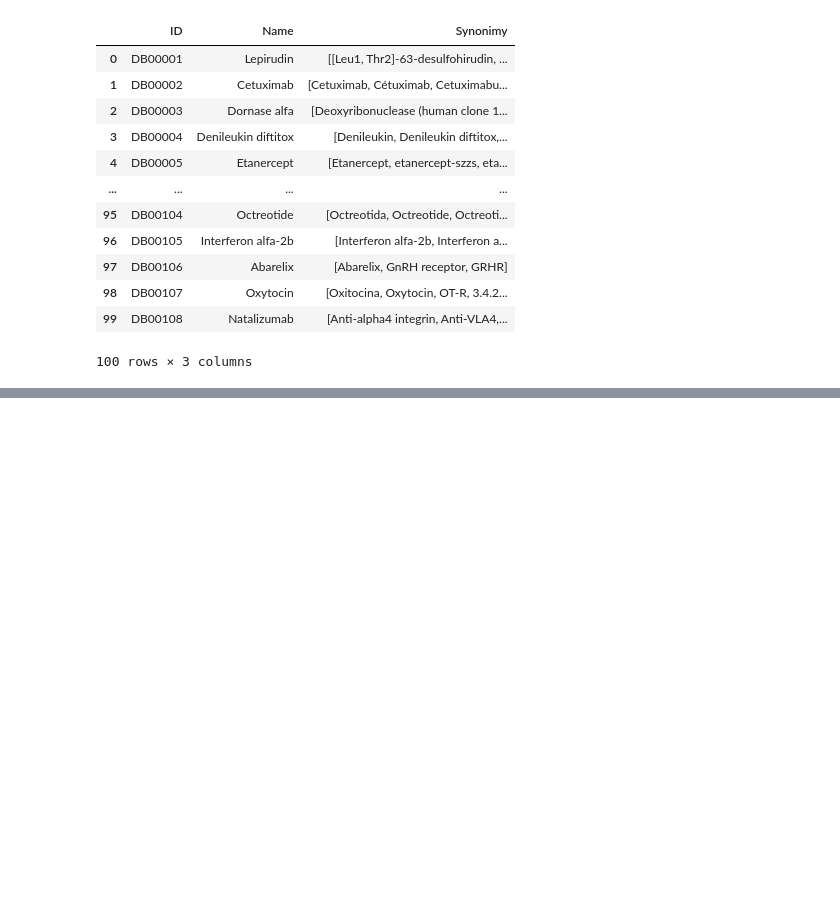
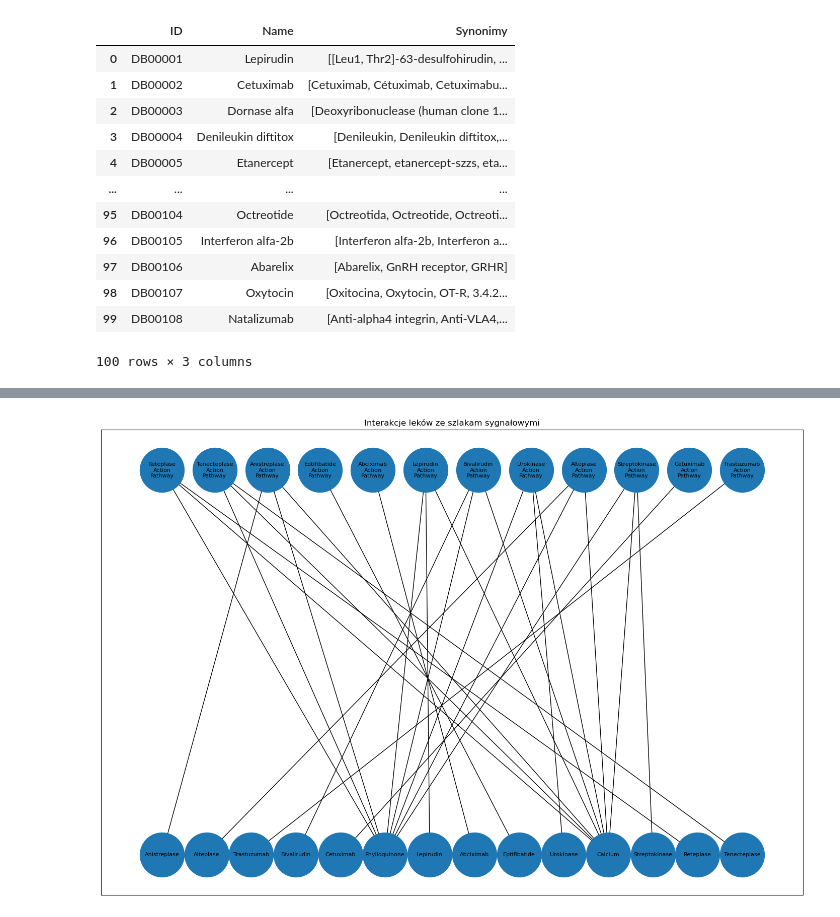
Before and after one commit to pstol123/drugbank-explorer, a Jupyter notebook: 1.ipynb, the cells around one changed output, grey strips where cells are left out. Drawn from its saved outputs; the diff is of its cells as text; code cells hidden in the pictures; blank space fills up the shorter version.

```diff
--- a/1.ipynb
+++ b/1.ipynb
@@ -233,0 +238,76 @@ znajdz_szlaki('DB00003')
+# %%
+from bs4 import BeautifulSoup
+import pandas as pd
+import networkx as nx
+
+with open("drugbank_partial.xml", 'r') as file:
+    xml_page = file.read()
+
+soup = BeautifulSoup(xml_page, 'xml')
+data = soup.find_all(lambda lek: lek.name == 'drug' and lek.has_attr('xmlns'))
+
+def znajdz_szlaki():
+    wiersze = []
+    for lek in data:
+        grupy_szlakow = lek.find_all('pathways')
+        for lista_szlakow in grupy_szlakow:
+            szlaki = lista_szlakow.find_all('pathway')
+            for szlak in szlaki:
+                nazwy_lekow = []
+                id_lekow = []
+
+                for leki in szlak.find_all('drugs'):
+                    for lek in leki.find_all('drug'):
+                        nazwy_lekow.append(lek.find('name').text)
+                        id_lekow.append(lek.find('drugbank-id').text)
+
+                szlak_info = {
+                    "smpdb-id" : szlak.find("smpdb-id").text,
+                    "Nazwa" : szlak.find("name").text,
+                    "Nazwy_leków" :  nazwy_lekow,
+                    "ID leków" : id_lekow,
+                }
+                wiersze.append(szlak_info)
+    wynik = pd.DataFrame(wiersze)
+    return wynik
+
+wyn = znajdz_szlaki()
+
+graph = nx.Graph()
+grupaL = []
+grupaP = set()
+krawedzie = []
+
+for wiersz in wyn.itertuples():
+    lek = getattr(wiersz, 'Nazwa')
+    pom = getattr(wiersz, 'Nazwy_leków')
+
+    for i in range(len(lek)):
+        if(lek[i] == ' '):
+            lek = lek[:i] + "\n" + lek[(i+1):]
+
+    grupaP.update(pom)
+    grupaL.append(lek)
+    for i in pom:
+        krawedzie.append((lek, i))
+
+
+plt.figure(figsize=(18,12))
+graph.add_nodes_from(grupaL, bipartite=0)
+graph.add_nodes_from(grupaP, bipartite=1)
+graph.add_edges_from(krawedzie)
+
+pozycje = nx.bipartite_layout(graph, nodes=grupaL)
+pozycje.update(nx.bipartite_layout(graph, nodes=grupaP))
+for pozycja, (x, y) in pozycje.items():
+    pozycje[pozycja] = (y, x)
+
+nx.draw_networkx_nodes(graph, pozycje, node_size=4000)
+nx.draw_networkx_edges(graph, pozycje)
+nx.draw_networkx_labels(graph, pozycje, font_size=8)
+
+plt.title("Interakcje leków ze szlakam sygnałowymi")
+plt.show()
+wyn
+# %% [output]
+[figure, added]
```
Also changed, not shown: parts of 2 cells of this notebook.
